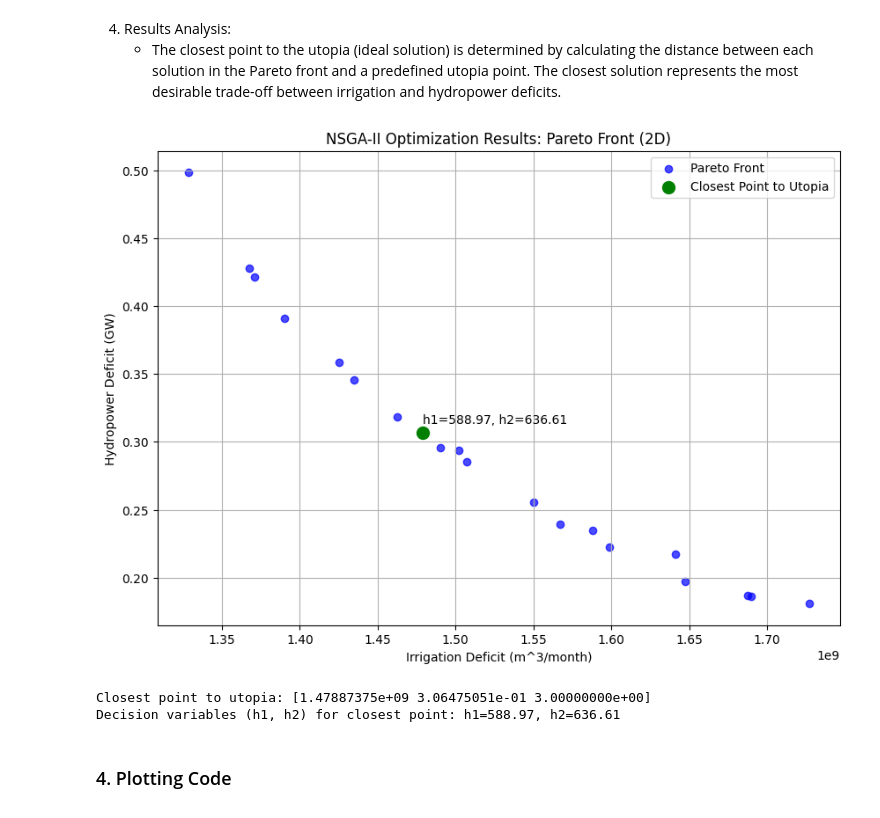
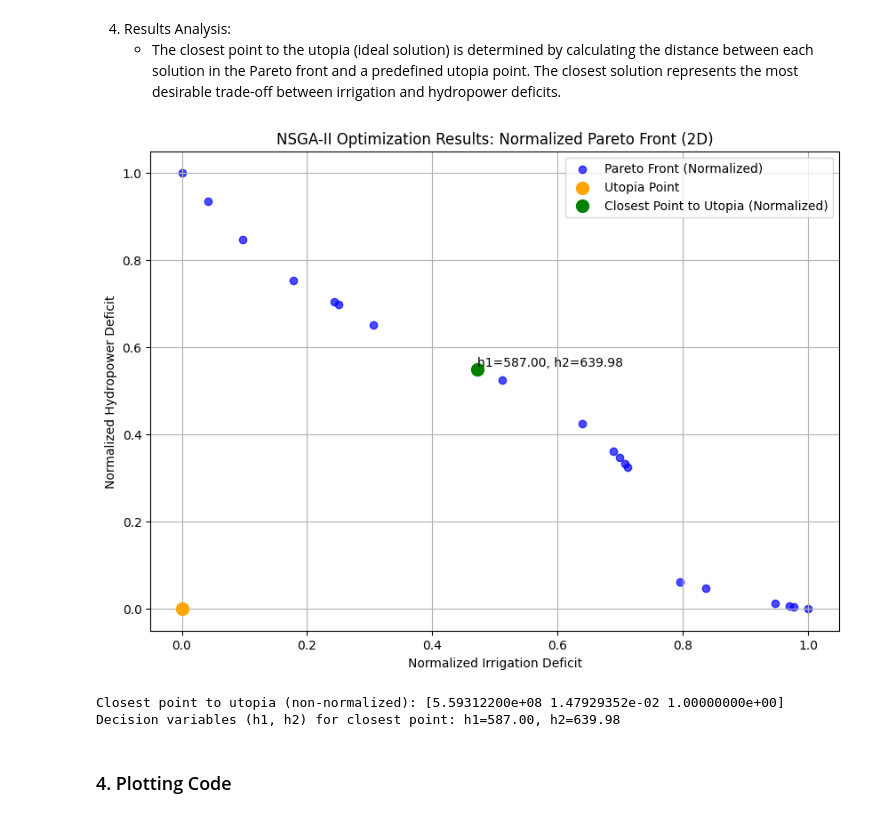
Before and after one commit to romir-a/GERD_optimization, a Jupyter notebook: GERD_optimization_code.ipynb, the cells around one changed output. Saved outputs shown, nothing was run; the diff lists cells and outputs as text; code cells hidden in the pictures.

```diff
--- a/GERD_optimization_code.ipynb
+++ b/GERD_optimization_code.ipynb
@@ -27,7 +28,8 @@ from platypus import NSGAII, Problem, Real
 # %% [markdown]
 ### 1.1 Crop Data
 # %%
-path = '/work/'
+# modify path if needed
+path = ''
 
 # downloading crop land cover data
 winter_crops = pd.read_excel(path + 'Cropping_Pattern_Egypt.xlsx', sheet_name = 'Winter Crops', header=4)
@@ -115,7 +117,7 @@ eth_precip_12['Runoff']= eth_precip_12['Runoff'] + np.random.uniform(-0.1, 0.1,
 
 baseflow = 2.59 *10**9 # m^3/month from research paper
 
-i =  eth_precip_12['Runoff'] + baseflow # m^3/month
+i_blue =  eth_precip_12['Runoff'] + baseflow # m^3/month
 # %% [markdown]
 ### 2.2 Natural GERD Model
 # %% [markdown]
@@ -166,8 +169,6 @@ def natural_gerd(i):
 # %% [markdown]
 reg_gerd() models the storage and outflow of the GERD reservoir, incorporating turbine outflows, spillways, and hydropower generation. It begins by using a calibration curve to interpolate head elevation from storage values and sets initial parameters for evaporation, outlet area, and initial storage. The function then calculates the storage, outflow, and elevation at each time step, considering turbine operation, spillway outflows, and hydropower generation. Additionally, it calculates our indicators: irrigation deficit, hydropower deficit, and the number of times hydropower output is zero. The function returns these results along with the time series of storage, elevation, total outflow, and hydropower output.
 # %%
-
-
 def reg_gerd(i,h1,h2,w):
 
     # Calibration curve for storage vs head elevation from research paper
@@ -178,7 +179,6 @@ def reg_gerd(i,h1,h2,w):
     # initalize parameters
     time = len(i)
     e = (0.00512 * 1874 * 1000**2) # m^3/month of evaporation for surface area of 1874m^2
-    A = 4 * (np.pi * 4**2)        # area of 4 No 8m diameter low-level outlets
     s = np.zeros(time)
     s[0] = 65 * 1000**3      # initial storage [m^3]
     qi = np.zeros(time)
@@ -197,11 +197,10 @@ def reg_gerd(i,h1,h2,w):
 
         elev[t] = elevation_interp(s[t])  # Interpolate elevation from calibration curve
 
-        # Turbine outflow for 590 m min operating level (MOL)
-        # Turbines should be 100  m^3/sec , 13 turbines
+        # Turbine outflow for 590 m min operating level (MOL), assume when turbines are flowing they are at their max Q
         qi[t] = 2500*3600*24*30 if elev[t] > h1 else 0  # [m^3/month]
 
-        qoi[t] = 1000*3600*24*30 if elev[t] < h1 else 0
+        qoi[t] = 1000*3600*24*30 if elev[t] < h1 and elev[t] > 508 else 0
 
         temp = elevation_interp(s[t] - qi[t]-qoi[t]+ i[t])
 
@@ -209,7 +208,7 @@ def reg_gerd(i,h1,h2,w):
         # Hydropower units of W (have to divide by seconds in a month to get consistent units of W (j/s)
         HP[t] = (eff * 9807 * qi[t] * (elev[t] - TL))/(3600*24*30)
 
-        # Spillways outflow when storage exceeds capacity (MAGIC NUMBER: each need coefficients??)
+        # Spillways outflow
         if h2 < temp:
             spill_i[t] = (200*(temp - h2)**1.5)*3600*24*30  # width * head^1.5, capacity, 3 spillways so factor of 3 m^3 per month
         else:
@@ -220,8 +219,9 @@ def reg_gerd(i,h1,h2,w):
         # Update storage
         s[t + 1] = max(s[t] + i[t + 1] - q_tot[t] - e, 0)
 
-    irr_def = np.mean(abs(q_tot - w))
-    hyd_def = np.mean(abs((HP/10**9)-1))
+    # Calculate our indicators
+    irr_def = np.mean(np.where(q_tot < w, w - q_tot, 0))
+    hyd_def = np.mean(np.where((HP / 10**9) < 1, 1 - (HP / 10**9), 0))
     hyd_zero = len(np.where(HP == 0)[0])
 
     return irr_def, hyd_def, hyd_zero, s, elev, q_tot, HP
@@ -404,7 +396,7 @@ Code Overview:
 4. Results Analysis:
    - The closest point to the utopia (ideal solution) is determined by calculating the distance between each solution in the Pareto front and a predefined utopia point. The closest solution represents the most desirable trade-off between irrigation and hydropower deficits.
 # %%
-# Define the fitness function (multi-objective)
+# Define the fitness function
 def fitness(h1, h2, inflow, demand):
     irr_def, hyd_def, hyd_zero, _, _, _, _ = reg_gerd(inflow, h1, h2, demand)
     return irr_def, hyd_def, hyd_zero
@@ -414,7 +406,7 @@ class GERDOptimization(Problem):
     def __init__(self, inflow, demand):
         # Create a problem with 2 decision variables and 3 objectives
         super(GERDOptimization, self).__init__(2, 3)  # 2 variables, 3 objectives
-        self.types[:] = [Real(550, 650), Real(610, 700)]  # Bounds for h1 and h2
+        self.types[:] = [Real(560, 650), Real(600, 670)]  # Bounds for h1 and h2
         self.inflow = inflow
         self.demand = demand
 
@@ -423,58 +415,60 @@ class GERDOptimization(Problem):
         irr_def, hyd_def, hyd_zero = fitness(h1, h2, self.inflow, self.demand)
         solution.objectives[:] = [irr_def, hyd_def, hyd_zero]
 
-w = 2000*30*24*3600 # Agricultural water demand
+w = 7e9 # Agricultural water demand per month
 
-# Load data for inflow and demand (replace with actual data)
-inflow = np.loadtxt('gerd_inflow.txt', skiprows=2)  # Example inflow data
-demand = w  # Replace with actual demand value
-
-# Create the problem instance
-problem = GERDOptimization(inflow, demand)
+problem = GERDOptimization(i_blue, w)
 
 # Set up and run NSGA-II
 algorithm = NSGAII(problem, population_size=20)  # Population size
 algorithm.run(500)  # Total evaluations (adjust as needed)
 
 # Extract results
 results = np.array([[s.objectives[0], s.objectives[1], s.objectives[2]] for s in algorithm.result])
 h1_h2_values = np.array([[s.variables[0], s.variables[1]] for s in algorithm.result])
 
 # Define the utopia point
-utopia_point = np.array([1.48e9, 0.2, 0])  # Ideal values for all 3 indicators
+utopia_point = np.array([0, 0, 0])  # Ideal values for all 3 indicators
 
-# Compute the distance from each Pareto point to the utopia point
-distances = np.sqrt(np.sum((results - utopia_point) ** 2, axis=1))
-closest_index = np.argmin(distances)
-closest_point = results[closest_index]
+# Normalize the results between 0 and 1
+normalized_results = (results - np.min(results, axis=0)) / (np.max(results, axis=0) - np.min(results, axis=0))
+
+# Compute distances using normalized results
+normalized_distances = np.sqrt(np.sum((normalized_results - utopia_point) ** 2, axis=1))
+closest_index = np.argmin(normalized_distances)
+closest_normalized_point = normalized_results[closest_index]
 closest_h1_h2 = h1_h2_values[closest_index]
 
 utopia_h1 = closest_h1_h2[0]
 utopia_h2 = closest_h1_h2[1]
 
 plt.figure(figsize=(10, 7))
 
-plt.scatter(results[:, 0], results[:, 1], c='blue', label='Pareto Front', alpha=0.7)
+plt.scatter(normalized_results[:, 0], normalized_results[:, 1], c='blue', label='Pareto Front (Normalized)', alpha=0.7)
+plt.scatter(0, 0, c='orange', label='Utopia Point', s=100, zorder=4)
 
-plt.scatter(closest_point[0], closest_point[1], color='green', s=100, label='Closest Point to Utopia', zorder=5)
-plt.text(closest_point[0], closest_point[1]+0.007,
+plt.scatter(closest_normalized_point[0], closest_normalized_point[1], color='green', s=100, label='Closest Point to Utopia (Normalized)', zorder=5)
+plt.text(closest_normalized_point[0], closest_normalized_point[1]+0.007,
          f"h1={closest_h1_h2[0]:.2f}, h2={closest_h1_h2[1]:.2f}",
          fontsize=10, color='black', zorder=6)  # Higher zorder for text
 
-plt.xlabel('Irrigation Deficit (m^3/month)')
-plt.ylabel('Hydropower Deficit (GW)')
-plt.title('NSGA-II Optimization Results: Pareto Front (2D)')
+plt.xlabel('Normalized Irrigation Deficit')
+plt.ylabel('Normalized Hydropower Deficit')
+plt.title('NSGA-II Optimization Results: Normalized Pareto Front (2D)')
 plt.legend()
 plt.grid(True)
 
 plt.show()
 
-print(f"Closest point to utopia: {closest_point}")
-print(f"Decision variables (h1, h2) for closest point: h1={closest_h1_h2[0]:.2f}, h2={closest_h1_h2[1]:.2f}")
+closest_point = results[closest_index]
+closest_h1_h2 = h1_h2_values[closest_index]
+
+utopia_h1 = closest_h1_h2[0]
+utopia_h2 = closest_h1_h2[1]
 # %% [output]
-[figure, old version]
+[figure, new version]
-Closest point to utopia: [1.47887375e+09 3.06475051e-01 3.00000000e+00]
-Decision variables (h1, h2) for closest point: h1=588.97, h2=636.61
+Closest point to utopia (non-normalized): [5.59312200e+08 1.47929352e-02 1.00000000e+00]
+Decision variables (h1, h2) for closest point: h1=587.00, h2=639.98
 # %% [markdown]
 ### 4. Plotting Code
 # %% [markdown]
```
Also changed, not shown: parts of 14 cells of this notebook.
